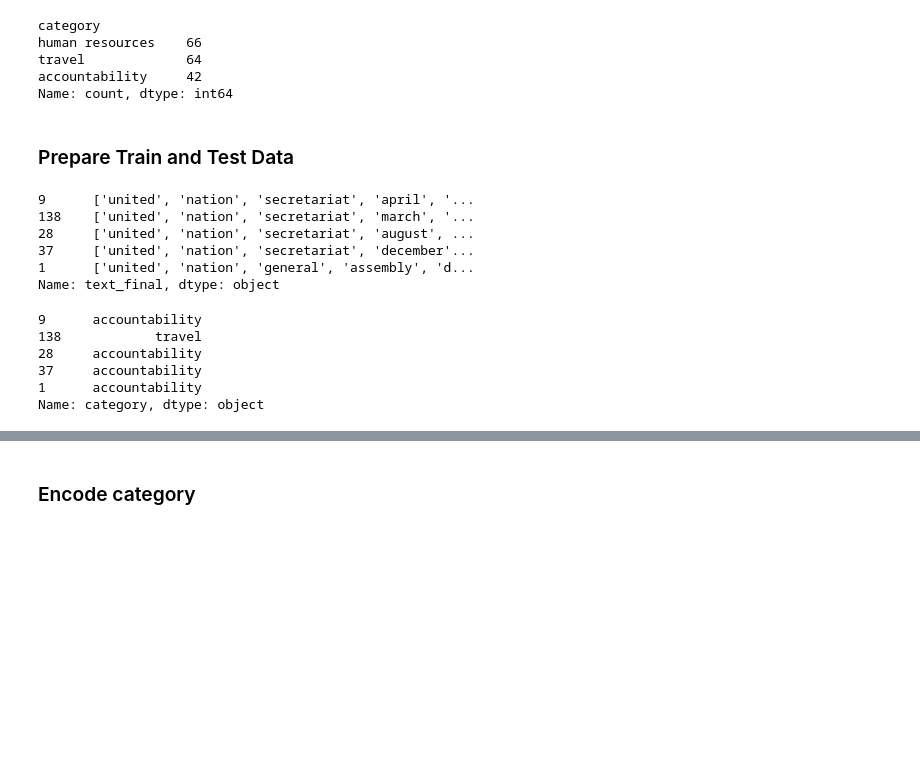
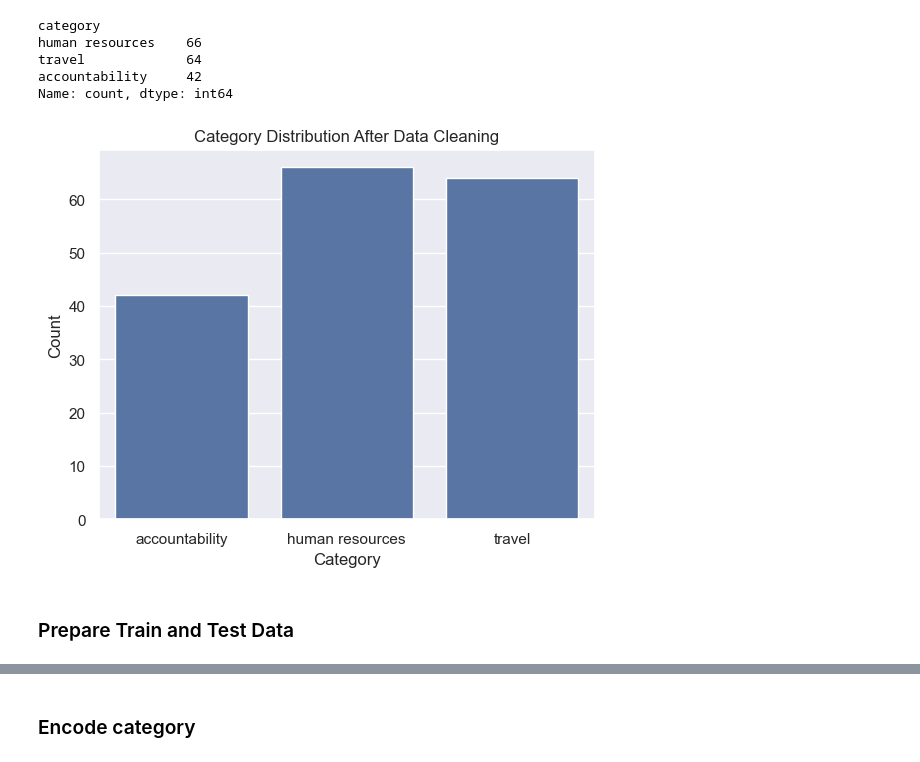
Before and after one commit to cdungca/document-classifier, a Jupyter notebook: main.ipynb, the cells around one changed output, grey strips where cells are left out. Cells and saved outputs as stored; diff of their text form; code cells hidden in the pictures; blank space fills up the shorter version.

```diff
--- a/main.ipynb
+++ b/main.ipynb
@@ -176,23 +195,15 @@ Name: count, dtype: int64
+# %%
+# create catgory distribution using seaborn
+sns.set(style="darkgrid")
+sns.countplot(x='category', data=Corpus)
+plt.xlabel('Category')
+plt.ylabel('Count')
+plt.title('Category Distribution After Data Cleaning')
+plt.show()
+# %% [output]
+[figure, added]
 # %% [markdown]
 ### Prepare Train and Test Data
 # %%
 # Prepare test data
 X_train, X_test, y_train, y_test = train_test_split(Corpus['text_final'], Corpus['category'], test_size=0.3)
-# %%
-X_train.head()
-# %% [output]
-9      ['united', 'nation', 'secretariat', 'april', '...
-138    ['united', 'nation', 'secretariat', 'march', '...
-28     ['united', 'nation', 'secretariat', 'august', ...
-37     ['united', 'nation', 'secretariat', 'december'...
-1      ['united', 'nation', 'general', 'assembly', 'd...
-Name: text_final, dtype: object
-# %%
-y_train.head()
-# %% [output]
-9      accountability
-138            travel
-28     accountability
-37     accountability
-1      accountability
-Name: category, dtype: object
```
Also changed, not shown: parts of 39 cells of this notebook, 7 other files.
